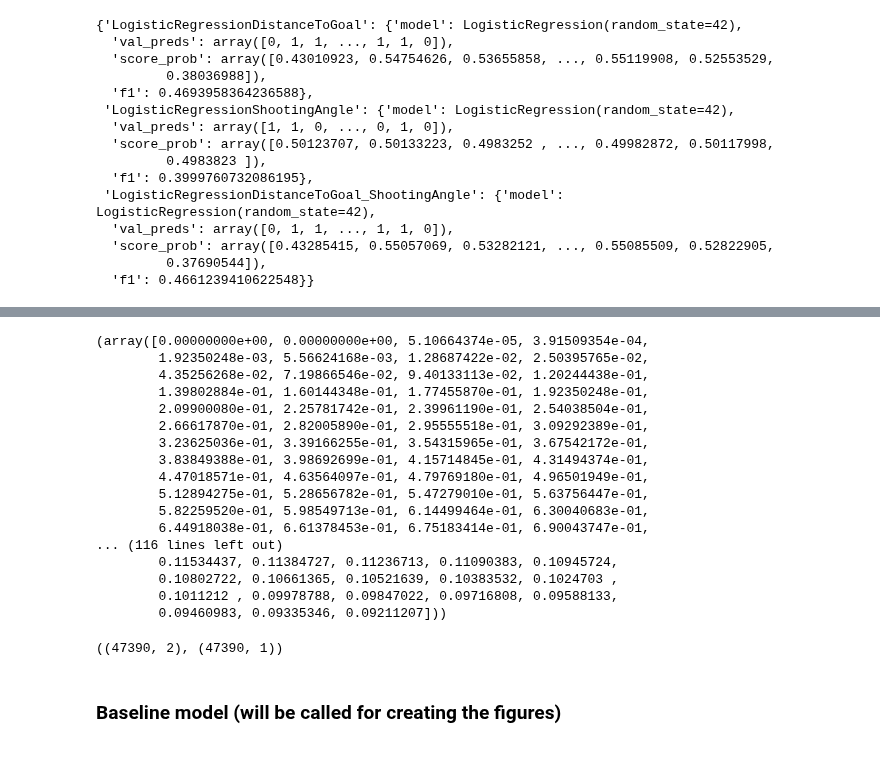
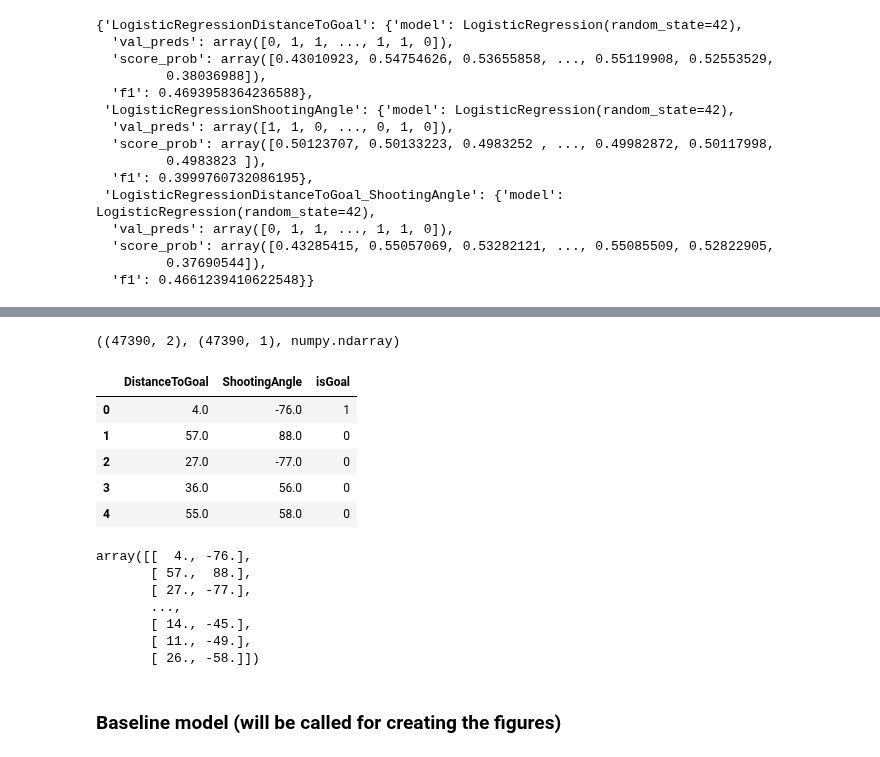
Before and after one commit to miloshdevic/NHL_analytics, a Jupyter notebook: baseline.ipynb, the cells around one changed output, grey strips where cells are left out. Drawn from its saved outputs; the diff is of its cells as text; code cells hidden in the pictures.

```diff
--- a/baseline.ipynb
+++ b/baseline.ipynb
@@ -240,33 +152,34 @@ y_val
-# %%
-fpr, tpr, threshold = roc_curve(y_val[0], models['LogisticRegressionDistanceToGoal']["score_prob"])
-fpr, tpr, threshold
-# %% [output]
-(array([0.00000000e+00, 0.00000000e+00, 5.10664374e-05, 3.91509354e-04,
-        1.92350248e-03, 5.56624168e-03, 1.28687422e-02, 2.50395765e-02,
-        4.35256268e-02, 7.19866546e-02, 9.40133113e-02, 1.20244438e-01,
-        1.39802884e-01, 1.60144348e-01, 1.77455870e-01, 1.92350248e-01,
-        2.09900080e-01, 2.25781742e-01, 2.39961190e-01, 2.54038504e-01,
-        2.66617870e-01, 2.82005890e-01, 2.95555518e-01, 3.09292389e-01,
-        3.23625036e-01, 3.39166255e-01, 3.54315965e-01, 3.67542172e-01,
-        3.83849388e-01, 3.98692699e-01, 4.15714845e-01, 4.31494374e-01,
-        4.47018571e-01, 4.63564097e-01, 4.79769180e-01, 4.96501949e-01,
-        5.12894275e-01, 5.28656782e-01, 5.47279010e-01, 5.63756447e-01,
-        5.82259520e-01, 5.98549713e-01, 6.14499464e-01, 6.30040683e-01,
-        6.44918038e-01, 6.61378453e-01, 6.75183414e-01, 6.90043747e-01,
-... (116 lines left out)
-        0.11534437, 0.11384727, 0.11236713, 0.11090383, 0.10945724,
-        0.10802722, 0.10661365, 0.10521639, 0.10383532, 0.1024703 ,
-        0.1011212 , 0.09978788, 0.09847022, 0.09716808, 0.09588133,
-        0.09460983, 0.09335346, 0.09211207]))
 # %%
-X_train, y_train, X_val, y_val = get_train_validation(data, ["DistanceToGoal","ShootingAngle"], "isGoal", 0.2, balanced=True)
+X_train, y_train, X_val, y_val = get_train_validation(data[["DistanceToGoal","ShootingAngle","isGoal"]], ["DistanceToGoal","ShootingAngle"], "isGoal", 0.2, balanced=True)
 X_train1, y_train1, X_val1, y_val1 = get_train_validation(data, ["DistanceToGoal"], "isGoal", 0.2, balanced=True)
 # np.random.seed(42)
 # pred_random_model = np.random.uniform(size=len(y_val))
 # print(pred_random_model)
-X_train.shape, X_train1.shape
+X_train.shape, X_train1.shape, type(X_train)
 # %% [output]
-((47390, 2), (47390, 1))
+((47390, 2), (47390, 1), numpy.ndarray)
+# %%
+test_data.head()
+# %% [output]
+|  | DistanceToGoal | ShootingAngle | isGoal |
+| 0 | 4.0 | -76.0 | 1 |
+| 1 | 57.0 | 88.0 | 0 |
+| 2 | 27.0 | -77.0 | 0 |
+| 3 | 36.0 | 56.0 | 0 |
+| 4 | 55.0 | 58.0 | 0 |
+# %%
+test_data = pd.read_csv('advanced_models_test_data_reg_season.csv')
+X_test = test_data[["DistanceToGoal","ShootingAngle"]].to_numpy()
+y_test = test_data[["isGoal"]].to_numpy()
+X_test
+# %% [output]
+array([[  4., -76.],
+       [ 57.,  88.],
+       [ 27., -77.],
+       ...,
+       [ 14., -45.],
+       [ 11., -49.],
+       [ 26., -58.]])
 # %% [markdown]
 ### Baseline model (will be called for creating the figures)
 # %%
```
Also changed, not shown: parts of 15 cells of this notebook, 2 other files.
